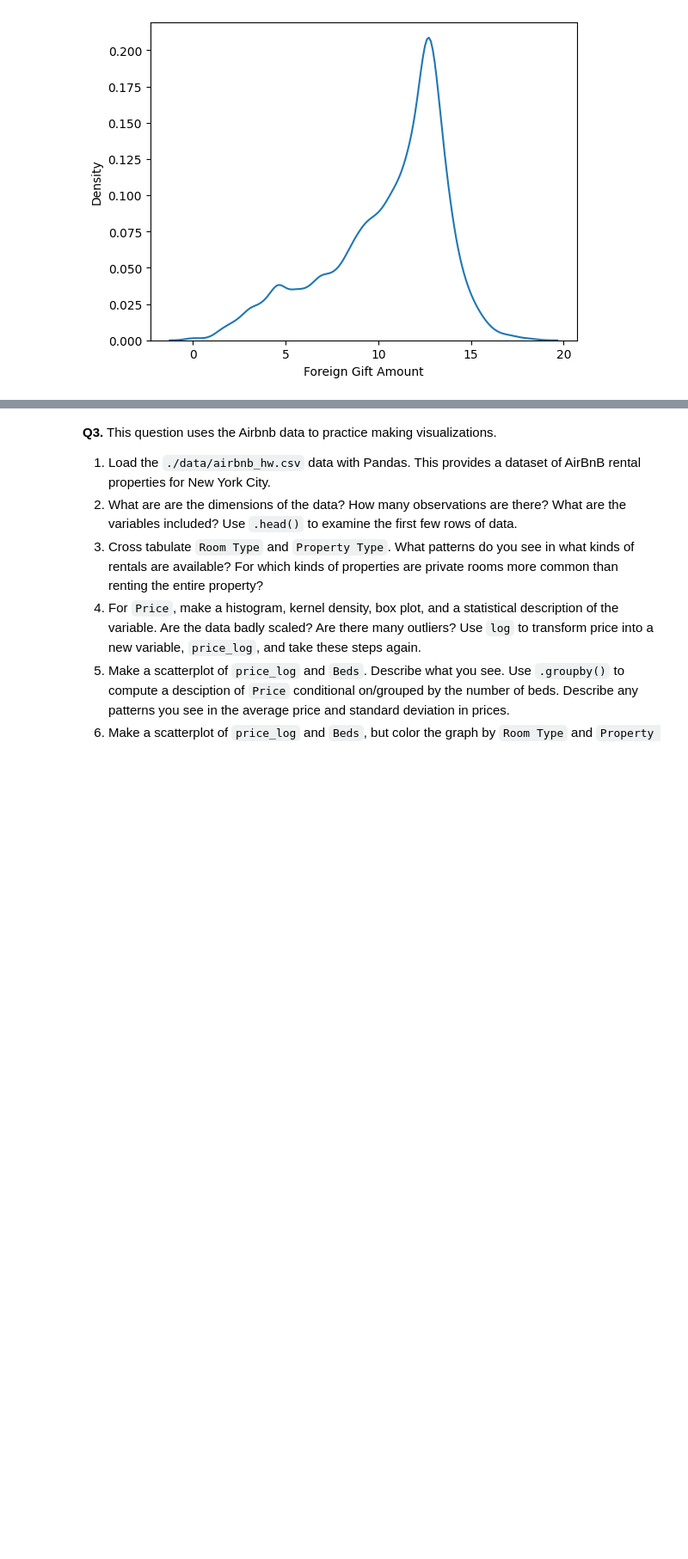
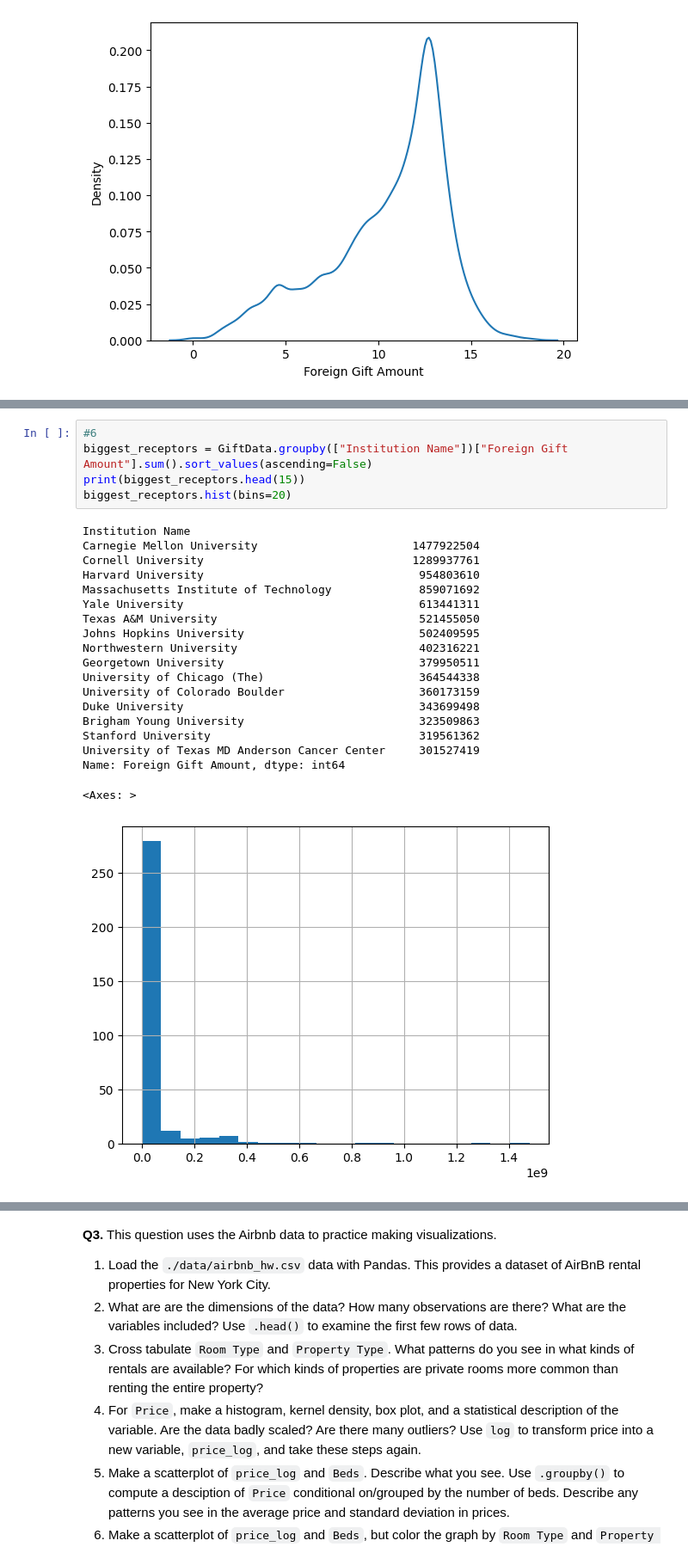
Before and after one commit to nylaup/EDA, a Jupyter notebook: assignment/assignment.ipynb, the cells around one changed output, grey strips where cells are left out. Shown at 86% size. Cells and saved outputs as stored; diff of their text form; blank space fills up the shorter version.

```diff
--- a/assignment/assignment.ipynb
+++ b/assignment/assignment.ipynb
@@ -86,0 +128,25 @@ plt.show()
+# %%
+#6
+biggest_receptors = GiftData.groupby(["Institution Name"])["Foreign Gift Amount"].sum().sort_values(ascending=False)
+print(biggest_receptors.head(15))
+biggest_receptors.hist(bins=20)
+# %% [output]
+Institution Name
+Carnegie Mellon University                       1477922504
+Cornell University                               1289937761
+Harvard University                                954803610
+Massachusetts Institute of Technology             859071692
+Yale University                                   613441311
+Texas A&M University                              521455050
+Johns Hopkins University                          502409595
+Northwestern University                           402316221
+Georgetown University                             379950511
+University of Chicago (The)                       364544338
+University of Colorado Boulder                    360173159
+Duke University                                   343699498
+Brigham Young University                          323509863
+Stanford University                               319561362
+University of Texas MD Anderson Cancer Center     301527419
+Name: Foreign Gift Amount, dtype: int64
+<Axes: >
+[figure, added]
```
Also changed, not shown: parts of 3 cells of this notebook.
